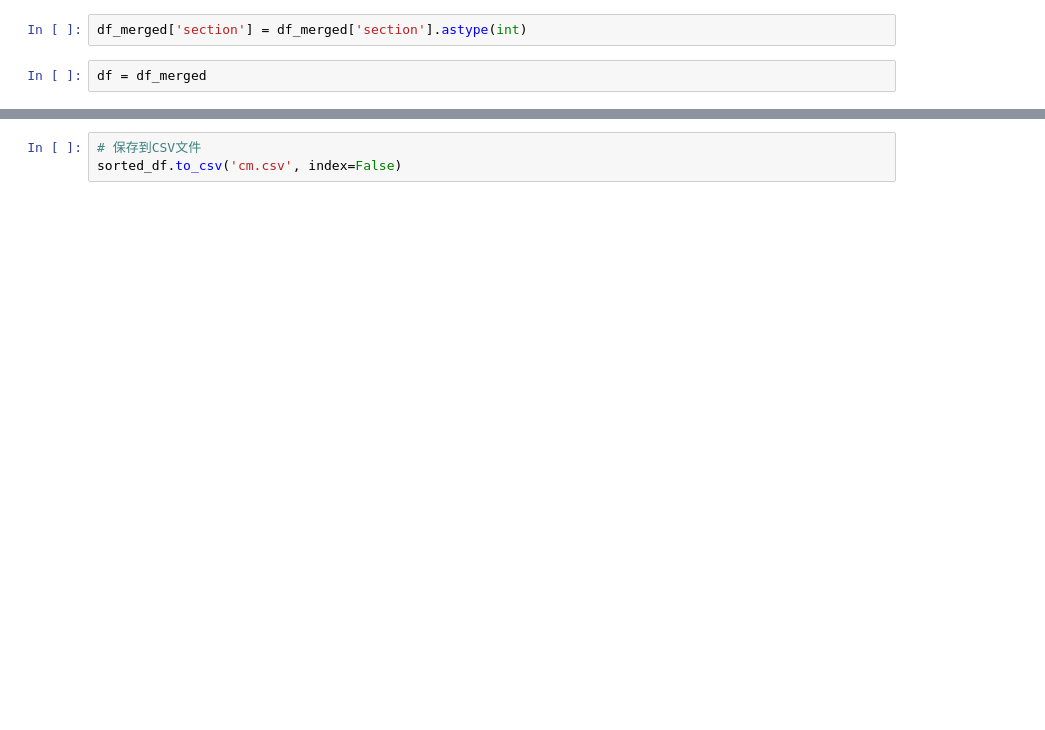
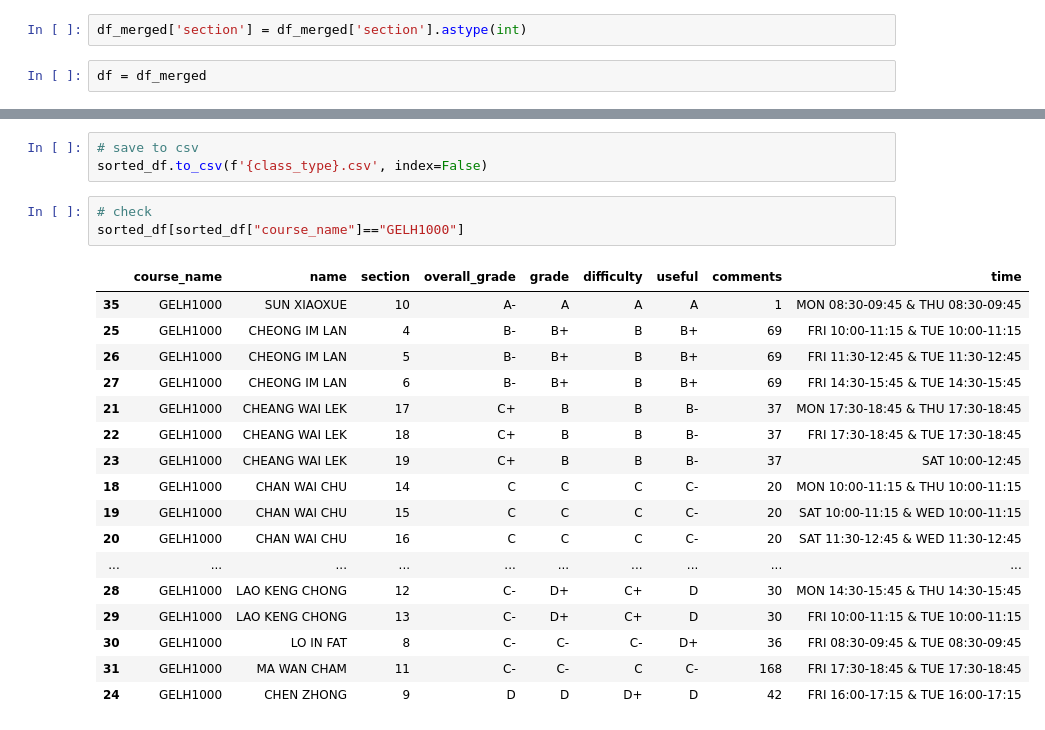
Before and after one commit to 2646044472/UMADA-UMacAddDropAssistant, a Jupyter notebook: tools/data_merge.ipynb, the cells around one changed output, grey strips where cells are left out. Drawn from its saved outputs; the diff is of its cells as text; blank space fills up the shorter version.

```diff
--- a/tools/data_merge.ipynb
+++ b/tools/data_merge.ipynb
@@ -225,3 +145,24 @@ sorted_df
 # %%
-# 保存到CSV文件
-sorted_df.to_csv('cm.csv', index=False)
+# save to csv
+sorted_df.to_csv(f'{class_type}.csv', index=False)
+# %%
+# check
+sorted_df[sorted_df["course_name"]=="GELH1000"]
+# %% [output]
+|  | course_name | name | section | overall_grade | grade | difficulty | useful | comments | time |
+| 35 | GELH1000 | SUN XIAOXUE | 10 | A- | A | A | A | 1 | MON 08:30-09:45 & THU 08:30-09:45 |
+| 25 | GELH1000 | CHEONG IM LAN | 4 | B- | B+ | B | B+ | 69 | FRI 10:00-11:15 & TUE 10:00-11:15 |
+| 26 | GELH1000 | CHEONG IM LAN | 5 | B- | B+ | B | B+ | 69 | FRI 11:30-12:45 & TUE 11:30-12:45 |
+| 27 | GELH1000 | CHEONG IM LAN | 6 | B- | B+ | B | B+ | 69 | FRI 14:30-15:45 & TUE 14:30-15:45 |
+| 21 | GELH1000 | CHEANG WAI LEK | 17 | C+ | B | B | B- | 37 | MON 17:30-18:45 & THU 17:30-18:45 |
+| 22 | GELH1000 | CHEANG WAI LEK | 18 | C+ | B | B | B- | 37 | FRI 17:30-18:45 & TUE 17:30-18:45 |
+| 23 | GELH1000 | CHEANG WAI LEK | 19 | C+ | B | B | B- | 37 | SAT 10:00-12:45 |
+| 18 | GELH1000 | CHAN WAI CHU | 14 | C | C | C | C- | 20 | MON 10:00-11:15 & THU 10:00-11:15 |
+| 19 | GELH1000 | CHAN WAI CHU | 15 | C | C | C | C- | 20 | SAT 10:00-11:15 & WED 10:00-11:15 |
+| 20 | GELH1000 | CHAN WAI CHU | 16 | C | C | C | C- | 20 | SAT 11:30-12:45 & WED 11:30-12:45 |
+| ... | ... | ... | ... | ... | ... | ... | ... | ... | ... |
+| 28 | GELH1000 | LAO KENG CHONG | 12 | C- | D+ | C+ | D | 30 | MON 14:30-15:45 & THU 14:30-15:45 |
+| 29 | GELH1000 | LAO KENG CHONG | 13 | C- | D+ | C+ | D | 30 | FRI 10:00-11:15 & TUE 10:00-11:15 |
+| 30 | GELH1000 | LO IN FAT | 8 | C- | C- | C- | D+ | 36 | FRI 08:30-09:45 & TUE 08:30-09:45 |
+| 31 | GELH1000 | MA WAN CHAM | 11 | C- | C- | C | C- | 168 | FRI 17:30-18:45 & TUE 17:30-18:45 |
+| 24 | GELH1000 | CHEN ZHONG | 9 | D | D | D+ | D | 42 | FRI 16:00-17:15 & TUE 16:00-17:15 |
```
Also changed, not shown: parts of 7 cells of this notebook, 1 other file.
